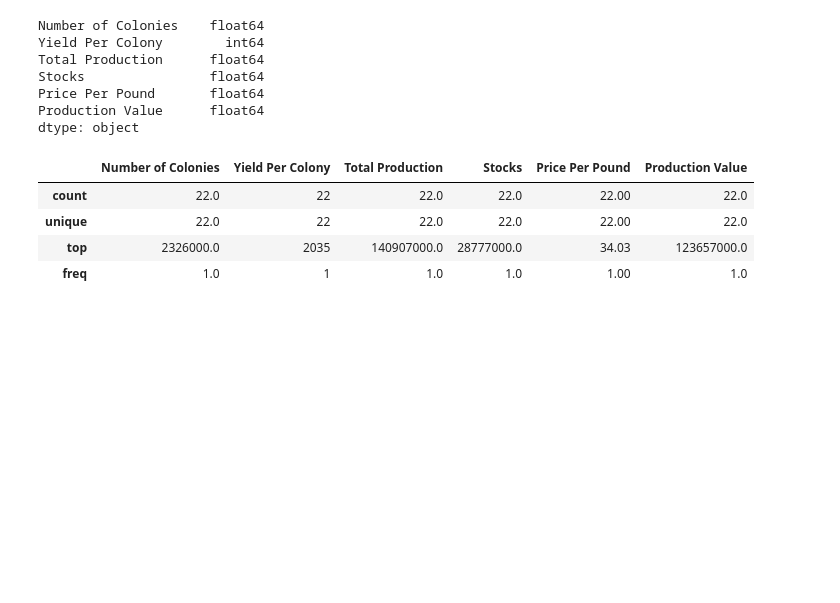
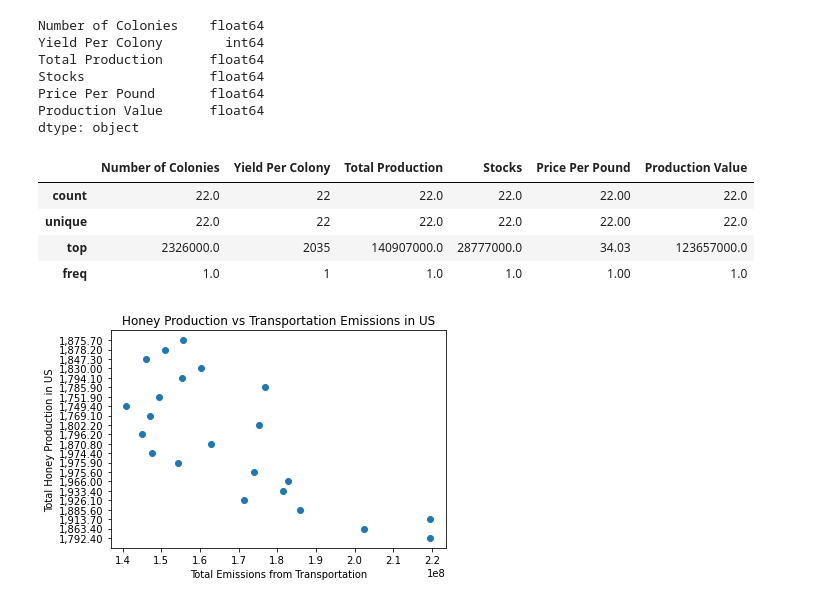
Before and after one commit to nataliaxmoreno/project-1-Group3, a Jupyter notebook: bee-code.ipynb, the cells around one changed output. Cells and saved outputs as stored; diff of their text form; code cells hidden in the pictures; blank space fills up the shorter version.

Commit message:
Add files via upload
merged, graphs honey/emissions

```diff
--- a/bee-code.ipynb
+++ b/bee-code.ipynb
@@ -64,6 +67,12 @@ ghg_honey.head()
 | 2 | 2000 | 2604000.0 | 2906 | 219558000.0 | 84956000.0 | 34.03 | 131568000.0 | 1,913.70 | ... |
 | 3 | 2001 | 2542000.0 | 2840 | 185748000.0 | 64764000.0 | 40.12 | 132282000.0 | 1,885.60 | ... |
 | 4 | 2002 | 2565000.0 | 2939 | 171265000.0 | 39177000.0 | 60.34 | 227302000.0 | 1,926.10 | ... |
+# %%
+# Removing commas
+
+convert_dict = {"Transportation": float,
+                "Electric Power Industry": float}
+ghg_honey=ghg_honey.astype(convert_dict)
 # %%
 # Rename the headers
 bees_data_renamed_df = bees_data_df.rename(columns={"state":"State", "numcol": "Number of Colonies",
@@ -203,3 +201,13 @@ honeyprod_year.describe()
 | unique | 22.0 | 22 | 22.0 | 22.0 | 22.00 | 22.0 |
 | top | 2326000.0 | 2035 | 140907000.0 | 28777000.0 | 34.03 | 123657000.0 |
 | freq | 1.0 | 1 | 1.0 | 1.0 | 1.00 | 1.0 |
+# %%
+# Generate a scatter plot of honey production vs. transportaion emissions
+
+plt.scatter(ghg_honey["totalprod"], ghg_honey["Transportation"])
+plt.xlabel("Total Emissions from Transportation")
+plt.ylabel("Total Honey Production in US")
+plt.title("Honey Production vs Transportation Emissions in US")
+plt.show()
+# %% [output]
+[figure, added]
```
Also changed, not shown: parts of 7 cells of this notebook.
